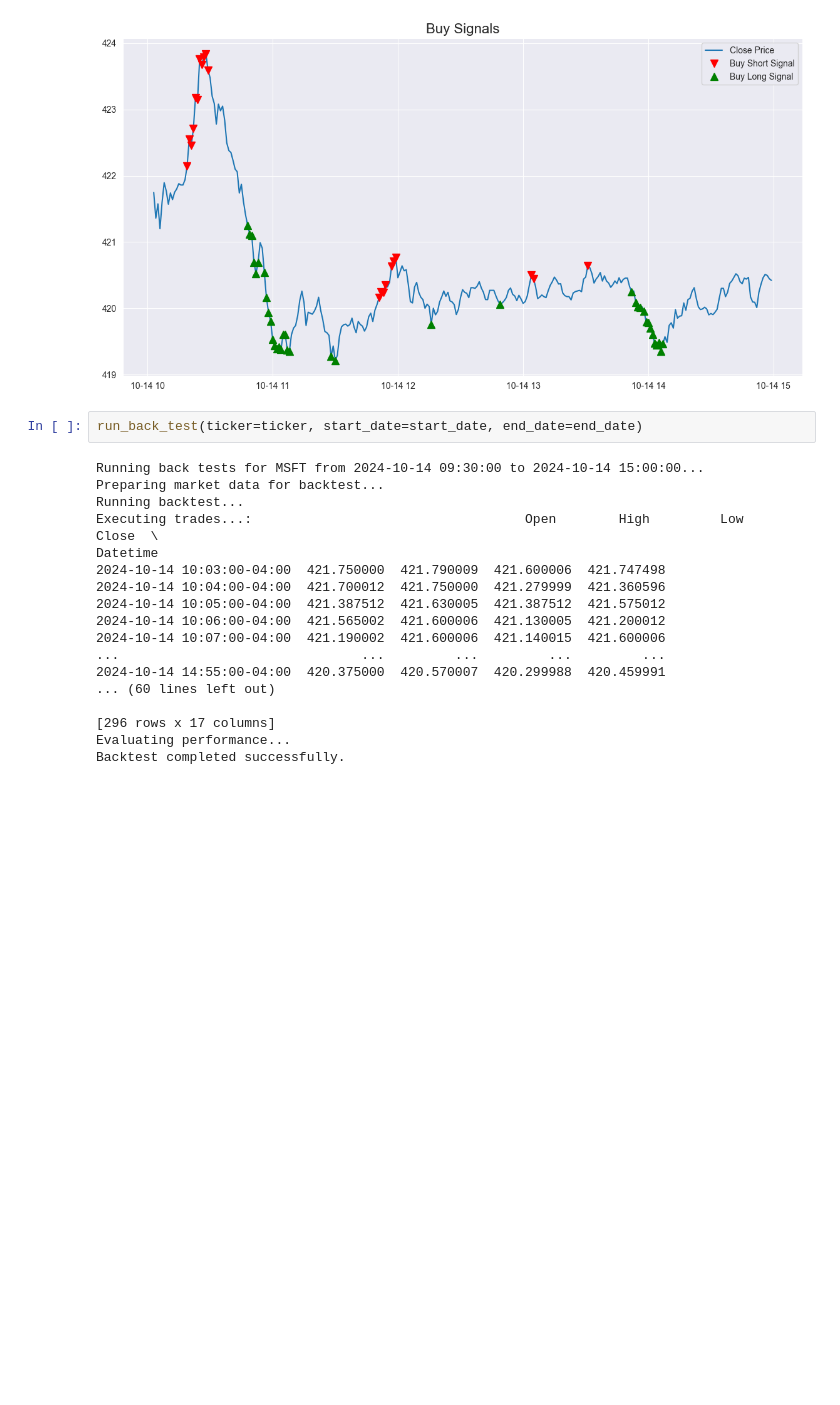
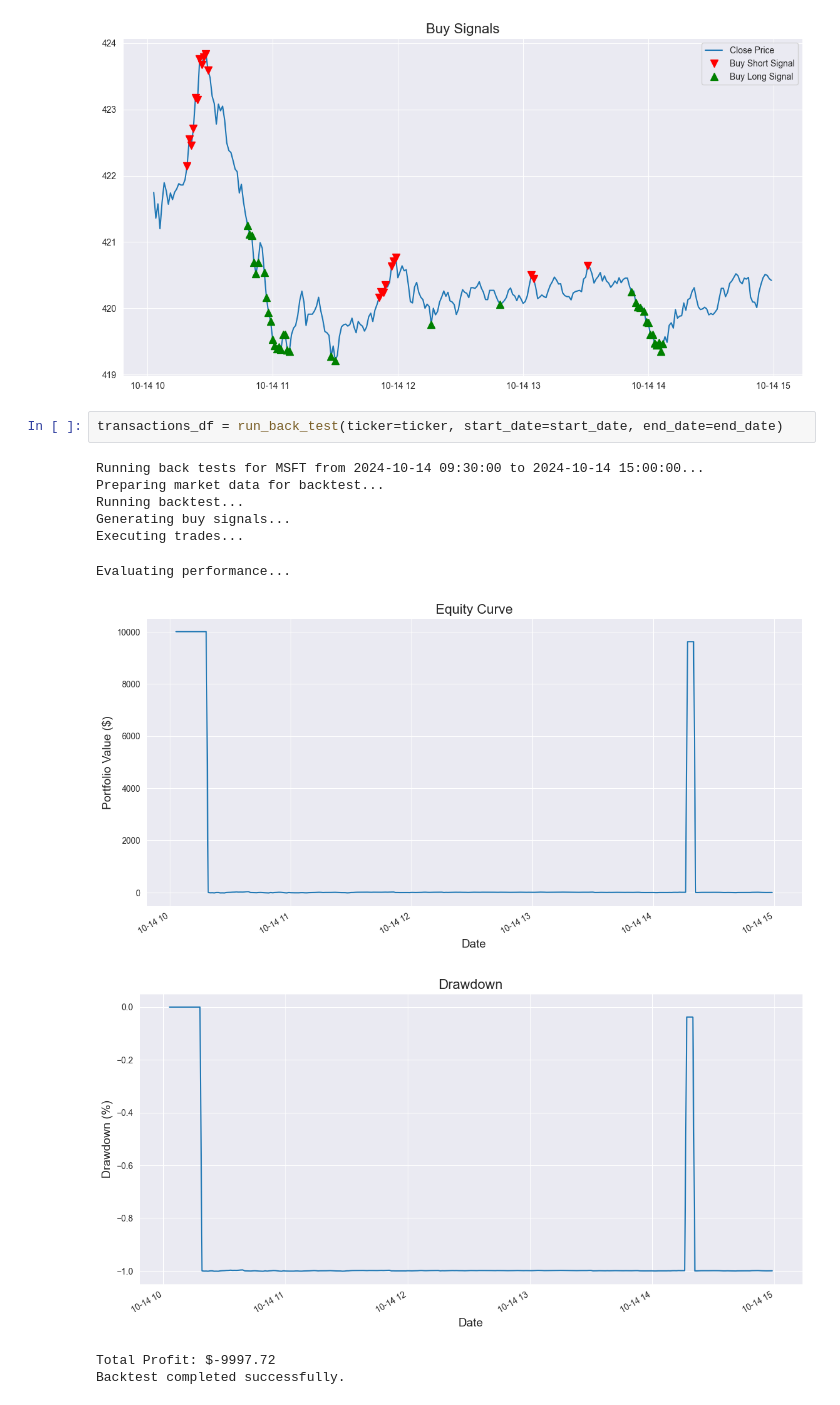
Before and after one commit to jurichar/high_freq_scalping_tool, a Jupyter notebook: notebooks/view_processed_data.ipynb, the cells around one changed output. Cells and saved outputs as stored; diff of their text form; blank space fills up the shorter version.

```diff
--- a/notebooks/view_processed_data.ipynb
+++ b/notebooks/view_processed_data.ipynb
@@ -53,22 +49,15 @@ plot_signals(processed_data)
 # %% [output]
 [figure]
 # %%
-run_back_test(ticker=ticker, start_date=start_date, end_date=end_date)
+transactions_df = run_back_test(ticker=ticker, start_date=start_date, end_date=end_date)
 # %% [output]
 Running back tests for MSFT from 2024-10-14 09:30:00 to 2024-10-14 15:00:00...
 Preparing market data for backtest...
 Running backtest...
-Executing trades...:                                   Open        High         Low       Close  \
-Datetime
-2024-10-14 10:03:00-04:00  421.750000  421.790009  421.600006  421.747498
-2024-10-14 10:04:00-04:00  421.700012  421.750000  421.279999  421.360596
-2024-10-14 10:05:00-04:00  421.387512  421.630005  421.387512  421.575012
-2024-10-14 10:06:00-04:00  421.565002  421.600006  421.130005  421.200012
-2024-10-14 10:07:00-04:00  421.190002  421.600006  421.140015  421.600006
-...                               ...         ...         ...         ...
-2024-10-14 14:55:00-04:00  420.375000  420.570007  420.299988  420.459991
-... (60 lines left out)
-
-[296 rows x 17 columns]
-Evaluating performance...
-Backtest completed successfully.
+Generating buy signals...
+Executing trades...
+Evaluating performance...
+[figure, added]
+[figure, added]
+Total Profit: $-9997.72
+Backtest completed successfully.
```
Also changed, not shown: parts of 2 cells of this notebook, 3 other files.
